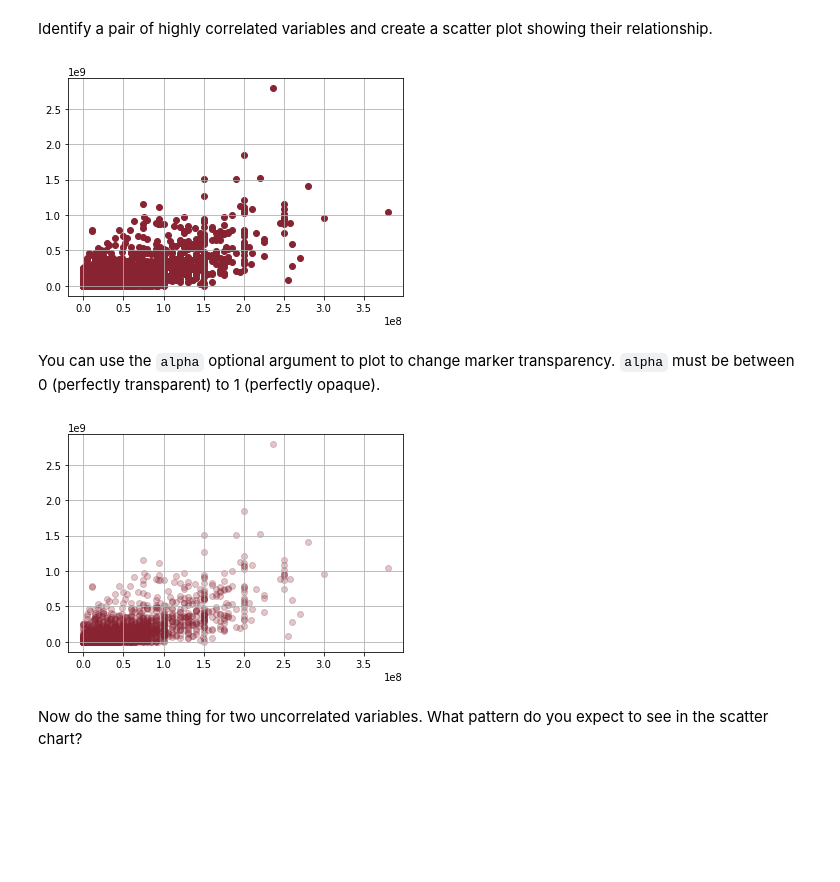
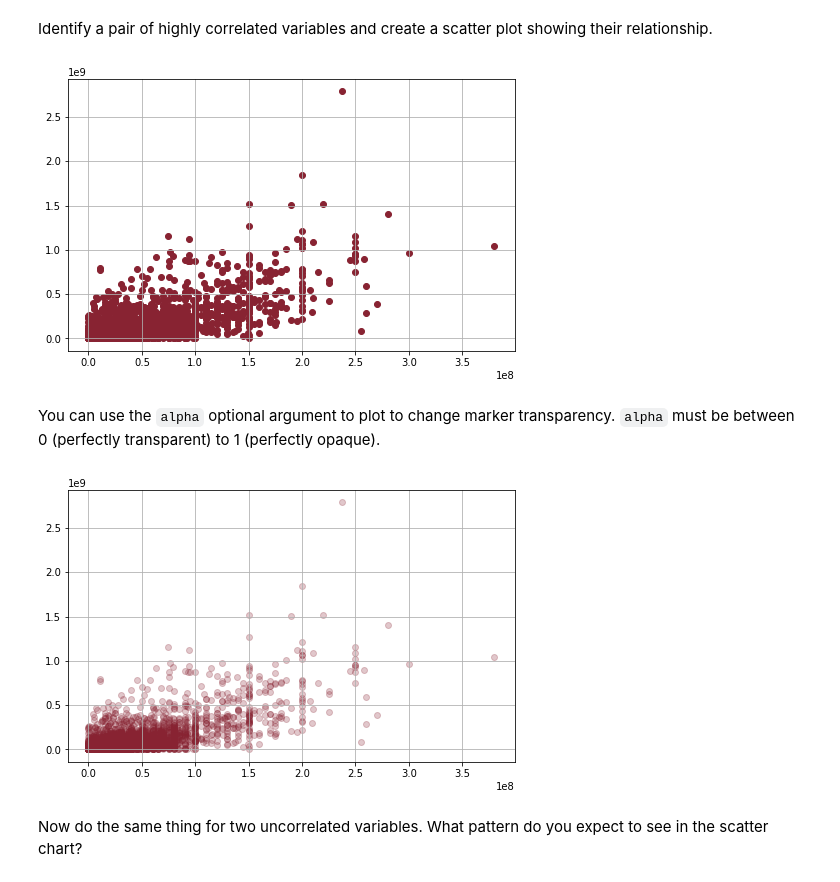
Before and after one commit to rtelmore/info-3440, a Jupyter notebook: in-class-material/week-03/Class-Two/w03-c02-python-eda-movies.ipynb, the cells around one changed output. Drawn from its saved outputs; the diff is of its cells as text; code cells hidden in the pictures; blank space fills up the shorter version.

```diff
--- a/in-class-material/week-03/Class-Two/w03-c02-python-eda-movies.ipynb
+++ b/in-class-material/week-03/Class-Two/w03-c02-python-eda-movies.ipynb
@@ -33,2 +31,4 @@ df = pd.read_csv('tmdb_5000_movies.csv')
+# %%
+df = pd.read_csv('/Users/Ryan/teaching/winter-2022/info-3440/in-class-material/week-03/Class-Two/tmdb_5000_movies.csv')
 # %% [markdown]
 What are the dimensions (shape) of the dataframe?
@@ -419,19 +427,21 @@ df.corr()
 # %% [markdown]
 Identify a pair of highly correlated variables and create a scatter plot showing their relationship.
 # %%
+plt.figure(figsize=(8,5))
 plt.scatter(x = df.budget, y = df.revenue, color = "#882332")
 plt.grid()
 plt.show()
 # %% [output]
-[figure, old version]
+[figure, new version]
 # %% [markdown]
 You can use the `alpha` optional argument to plot to change marker transparency.  `alpha` must be between 0 (perfectly transparent) to 1 (perfectly opaque).
 # %%
+plt.figure(figsize=(8,5))
 plt.scatter(x = df.budget, y = df.revenue, alpha = .25, color = "#882332")
 plt.grid()
 plt.show()
 # %% [output]
-[figure, old version]
+[figure, new version]
 # %% [markdown]
 Now do the same thing for two uncorrelated variables.  What pattern do you expect to see in the scatter chart?
 # %%
```
Also changed, not shown: parts of 9 cells of this notebook, 2 other files.
